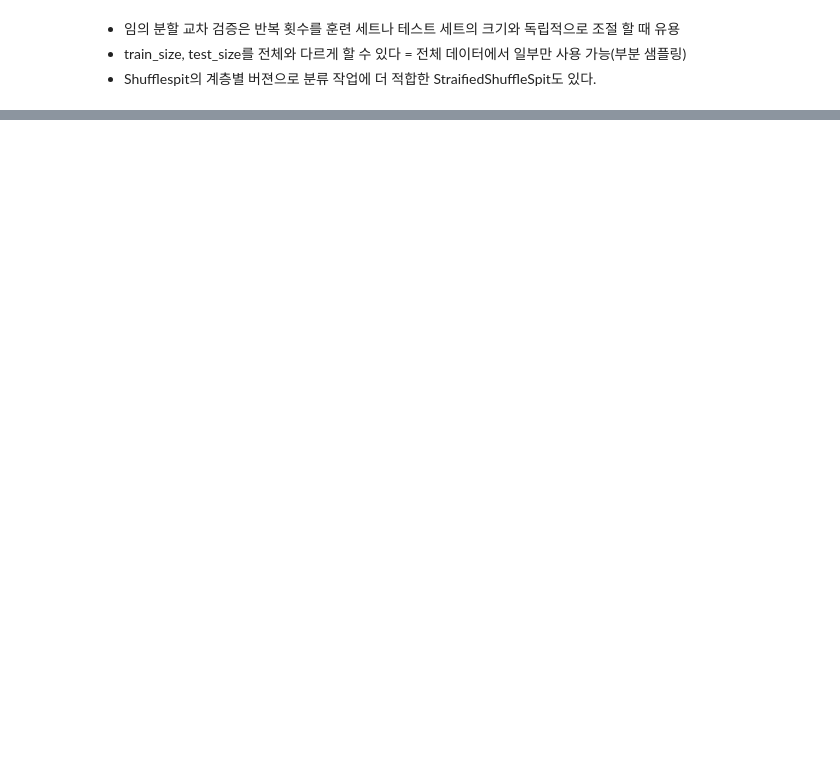
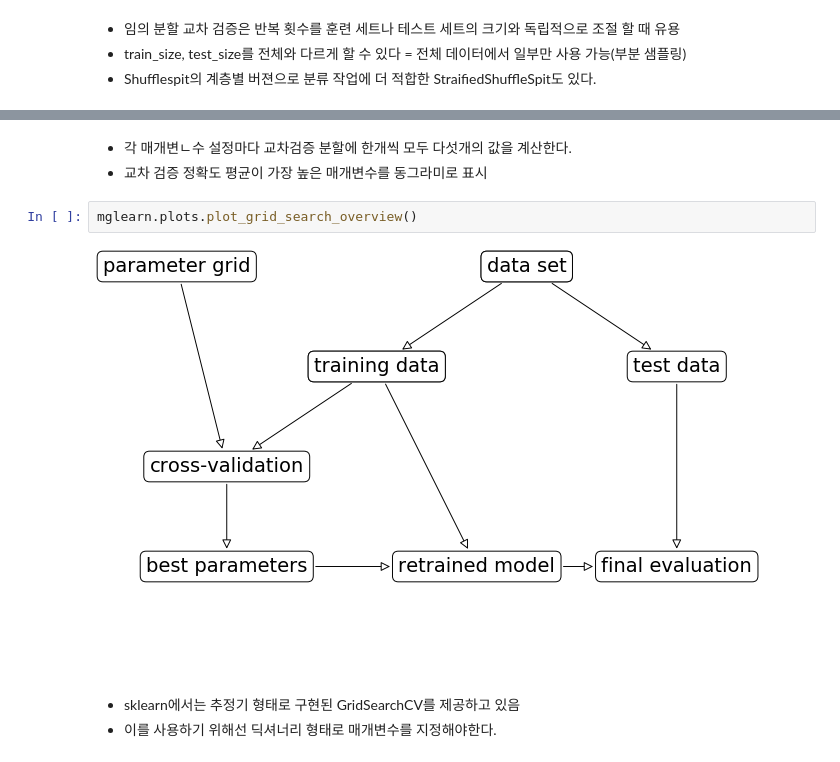
Before and after one commit to homekeeper89/Self_practice, a Jupyter notebook: 0903_Cross_validation_scores.ipynb, the cells around one changed output, grey strips where cells are left out. Cells and saved outputs as stored; diff of their text form; blank space fills up the shorter version.

```diff
--- a/0903_Cross_validation_scores.ipynb
+++ b/0903_Cross_validation_scores.ipynb
@@ -162,0 +291,10 @@ cross val score
+# %% [markdown]
+- 각 매개변ㄴ수 설정마다 교차검증 분할에 한개씩 모두 다섯개의 값을 계산한다.
+- 교차 검증 정확도 평균이 가장 높은 매개변수를 동그라미로 표시
+# %%
+mglearn.plots.plot_grid_search_overview()
+# %% [output]
+[figure, added]
+# %% [markdown]
+- sklearn에서는 추정기 형태로 구현된 GridSearchCV를 제공하고 있음
+- 이를 사용하기 위해선 딕셔너리 형태로 매개변수를 지정해야한다.
```
Also changed, not shown: parts of 58 cells of this notebook.
